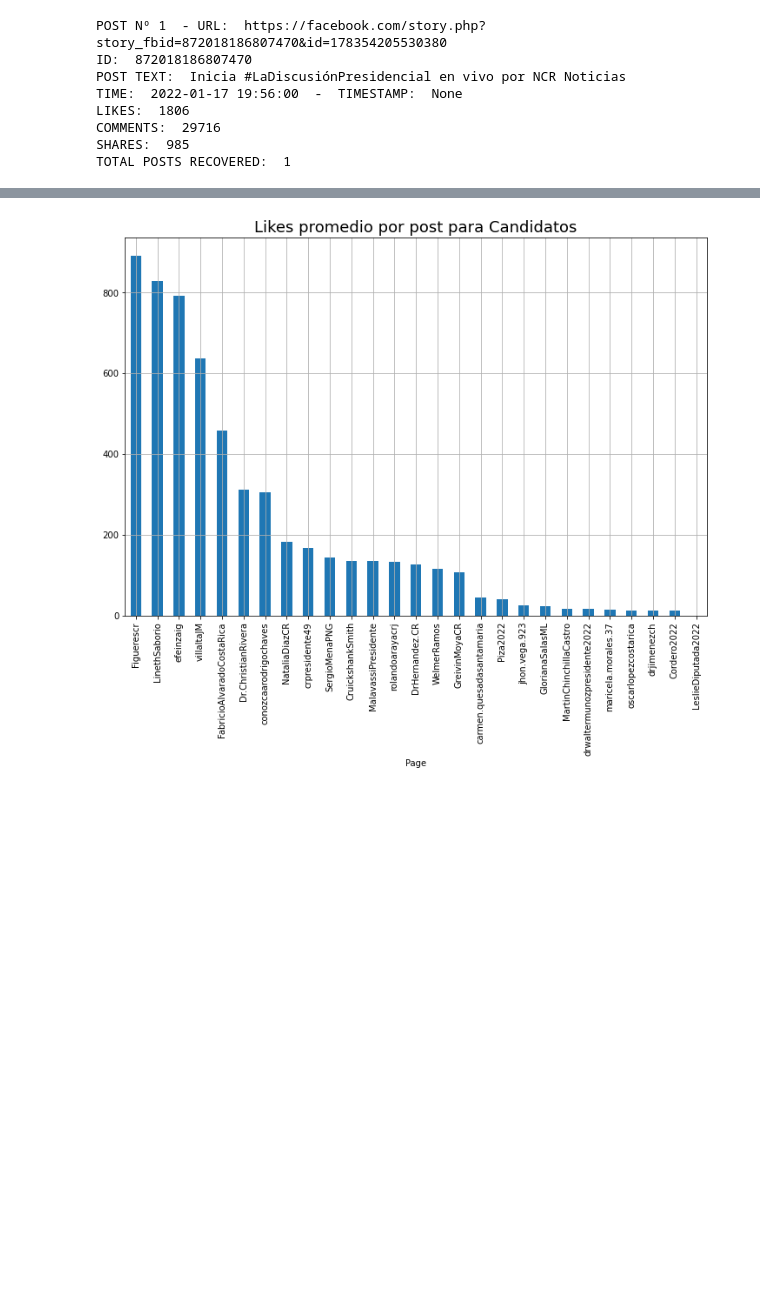
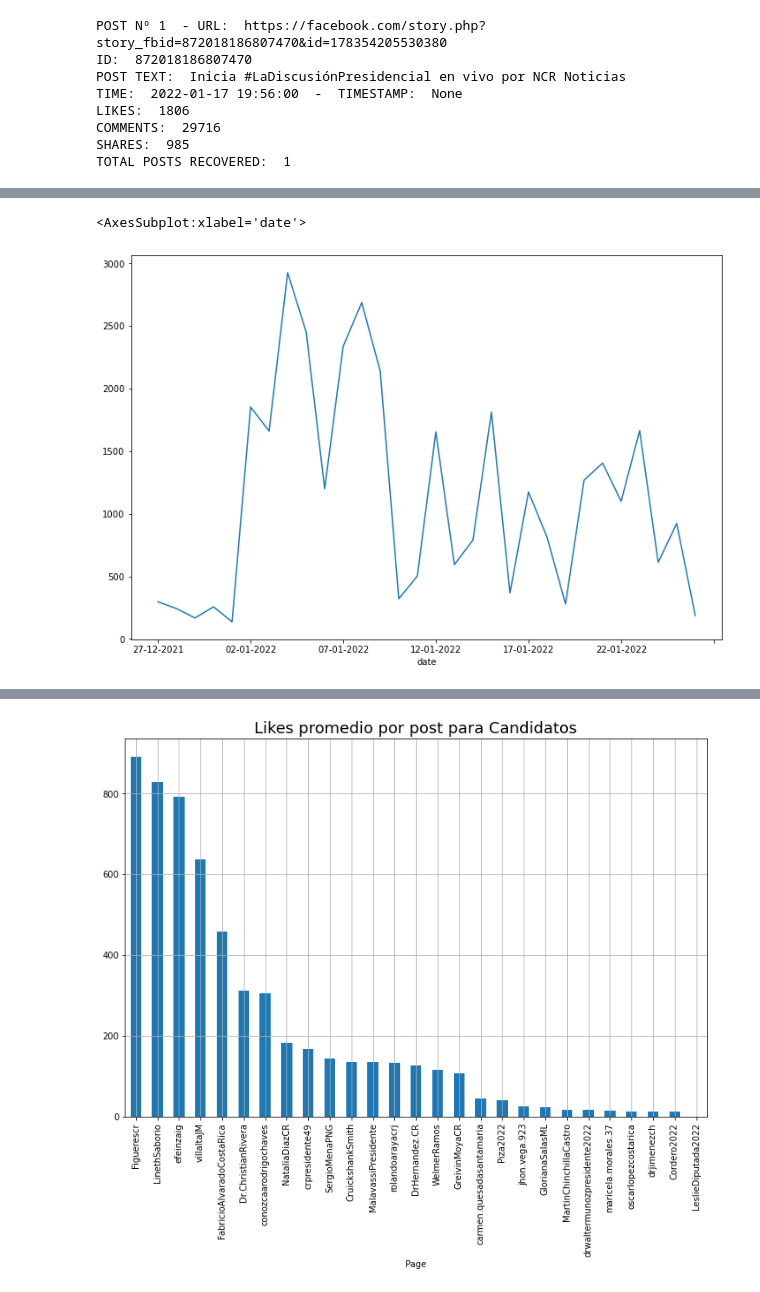
Before and after one commit to rafaelmata357/Daily-coding, a Jupyter notebook: facebook_scrapper.ipynb, the cells around one changed output, grey strips where cells are left out. Cells and saved outputs as stored; diff of their text form; code cells hidden in the pictures; blank space fills up the shorter version.

Commit message:
FEAT: Add charts for top 6 candidates, with last 150 post analysis

```diff
--- a/facebook_scrapper.ipynb
+++ b/facebook_scrapper.ipynb
@@ -191,0 +201,14 @@ Name: likes, dtype: int64
+# %%
+df['month'] = df.time.dt.month
+# %%
+df['year'] = df.time.dt.year
+# %%
+df['date'] = df.time.dt.strftime('%d-%m-%Y')
+# %%
+df.sort_values(by='time', inplace = True)
+# %%
+plt.figure(figsize=(12,8))
+df[df.Page == 'LinethSaborio'].groupby('date',sort=False)['likes'].mean().plot()
+# %% [output]
+<AxesSubplot:xlabel='date'>
+[figure, added]
```
Also changed, not shown: parts of 21 cells of this notebook.
